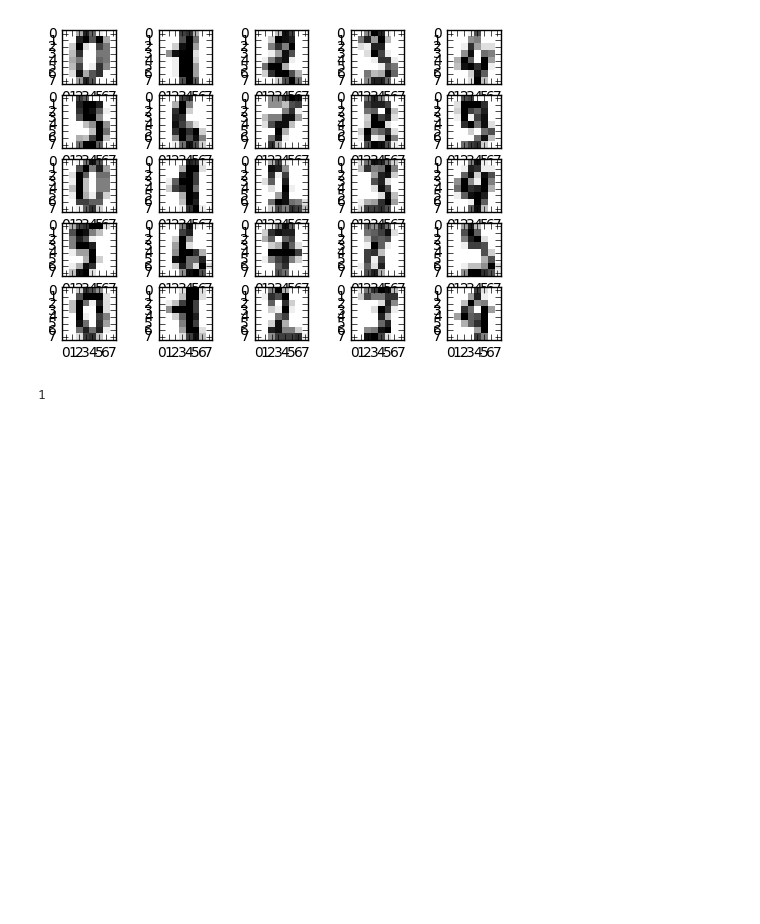
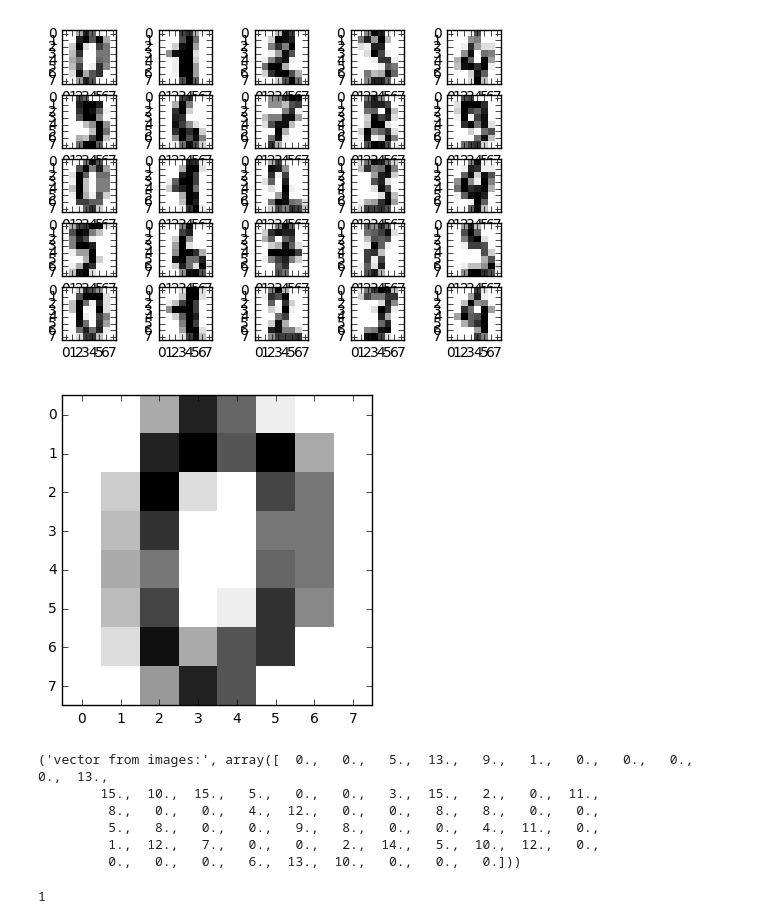
Before and after one commit to probao/Machine_Learning_Basis, a Jupyter notebook: Python-Machine Learning.ipynb, the cells around one changed output. Cells and saved outputs as stored; diff of their text form; code cells hidden in the pictures; blank space fills up the shorter version.

```diff
--- a/Python-Machine Learning.ipynb
+++ b/Python-Machine Learning.ipynb
@@ -623,6 +623,25 @@ show_digits()
          1.,  12.,   7.,   0.,   0.,   2.,  14.,   5.,  10.,  12.,   0.,
          0.,   0.,   0.,   6.,  13.,  10.,   0.,   0.,   0.]))
 [figure]
+# %%
+from sklearn import datasets, cross_validation, naive_bayes
+import numpy as np
+import matplotlib.pyplot as plt
+
+digits = datasets.load_digits()
+fig = plt.figure()
+ax1=fig.add_subplot(1,1,1)
+ax1.imshow(digits.images[0], cmap=plt.cm.gray_r,interpolation='nearest')
+plt.show()
+print("vector from images:" ,digits.data[0])
+# %% [output]
+[figure, added]
+('vector from images:', array([  0.,   0.,   5.,  13.,   9.,   1.,   0.,   0.,   0.,   0.,  13.,
+        15.,  10.,  15.,   5.,   0.,   0.,   3.,  15.,   2.,   0.,  11.,
+         8.,   0.,   0.,   4.,  12.,   0.,   0.,   8.,   8.,   0.,   0.,
+         5.,   8.,   0.,   0.,   9.,   8.,   0.,   0.,   4.,  11.,   0.,
+         1.,  12.,   7.,   0.,   0.,   2.,  14.,   5.,  10.,  12.,   0.,
+         0.,   0.,   0.,   6.,  13.,  10.,   0.,   0.,   0.]))
 # %%
 digits = datasets.load_digits()
 digits.target[1]
```
Also changed, not shown: parts of 12 cells of this notebook.
